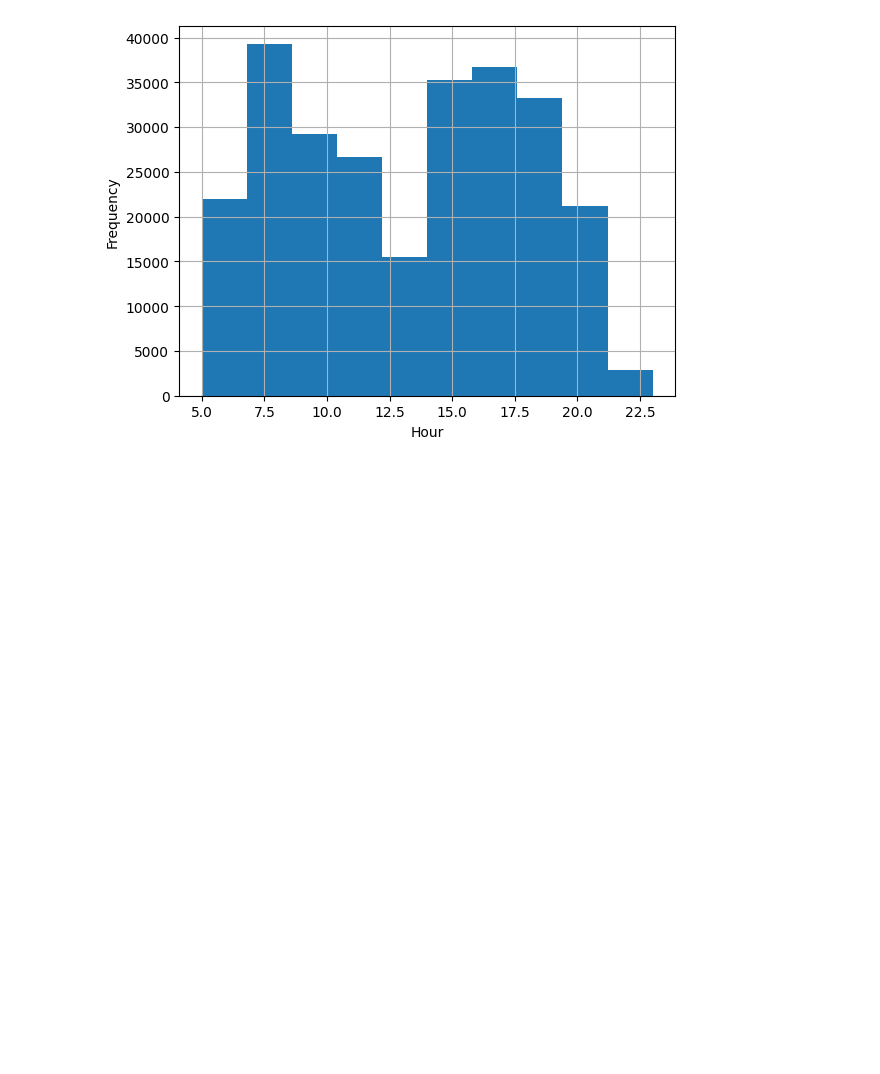
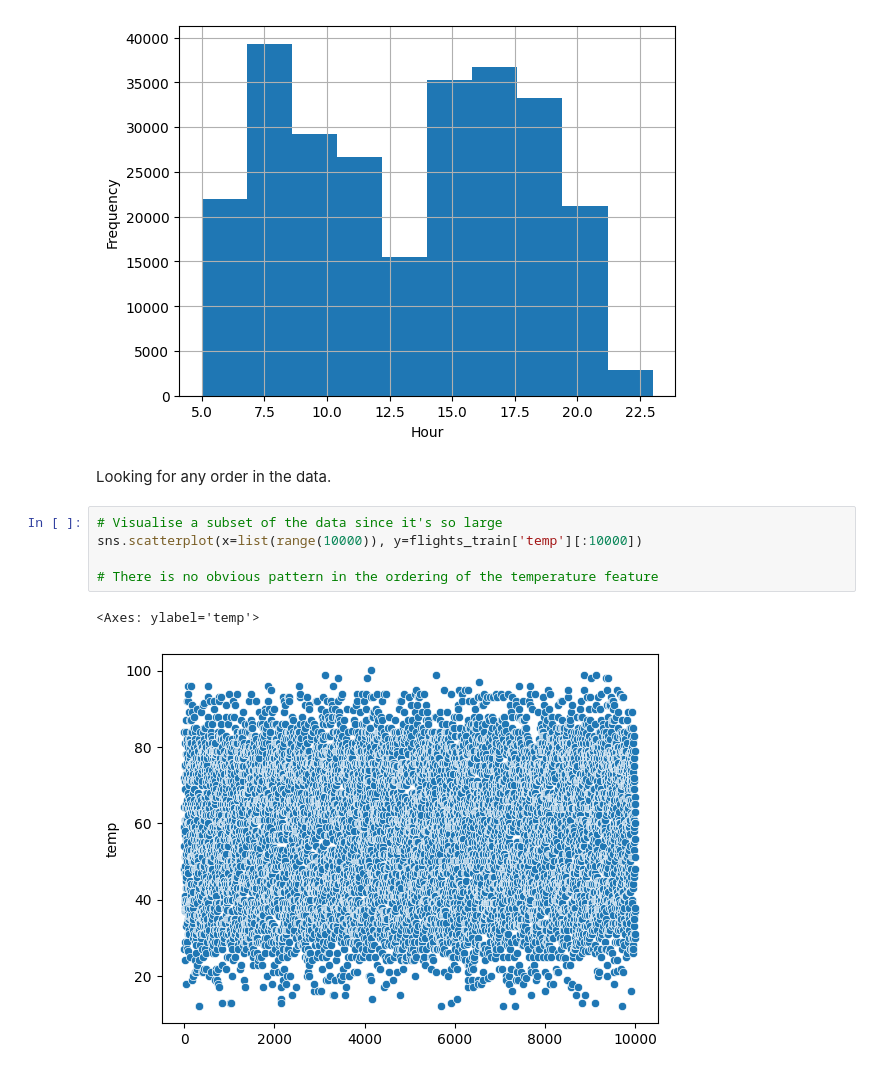
Before and after one commit to lucyg04/nycflights13, a Jupyter notebook: Practical 1/practical1_py.ipynb, the cells around one changed output. Saved outputs shown, nothing was run; the diff lists cells and outputs as text; blank space fills up the shorter version.

Commit message:
Did more data exploration, looking an ordering of features

```diff
--- a/Practical 1/practical1_py.ipynb
+++ b/Practical 1/practical1_py.ipynb
@@ -723,3 +725,13 @@ plt.xlabel('Hour')
 plt.show()
 # %% [output]
 [figure]
+# %% [markdown]
+Looking for any order in the data.
+# %%
+# Visualise a subset of the data since it's so large
+sns.scatterplot(x=list(range(10000)), y=flights_train['temp'][:10000])
+
+# There is no obvious pattern in the ordering of the temperature feature
+# %% [output]
+<Axes: ylabel='temp'>
+[figure, added]
```
Also changed, not shown: parts of 7 cells of this notebook, 1 other file.
